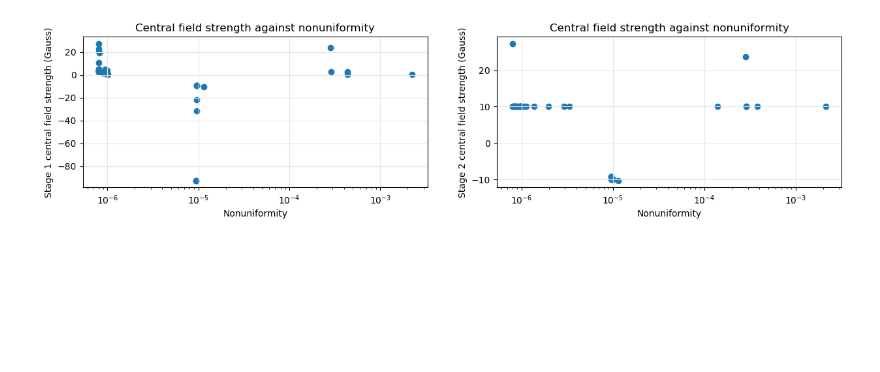
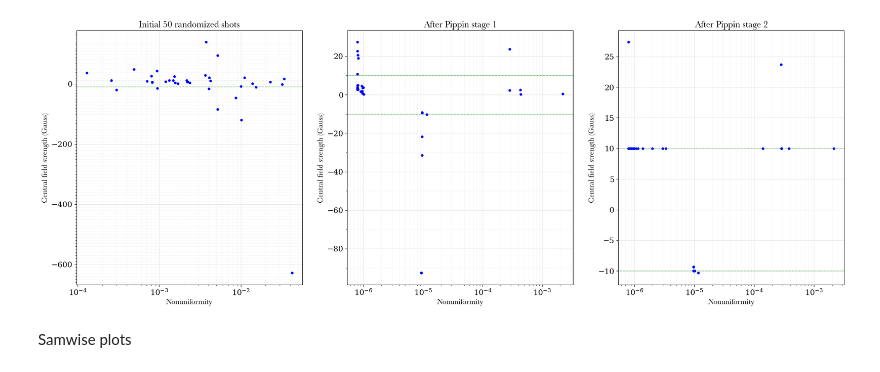
Before and after one commit to PQEGroup/b-field-uniformity, a Jupyter notebook: plots.ipynb, the cells around one changed output. Drawn from its saved outputs; the diff is of its cells as text; code cells hidden in the pictures; blank space fills up the shorter version.

Commit message:
Plots for pp and sw

```diff
--- a/plots.ipynb
+++ b/plots.ipynb
@@ -46,8 +110,18 @@ def make_start_finish_plots(stage1_results_file, comparison_results_file, n_ring
 # %%
 s1rf = 'results/2 rings/pippin/run1/with field direction/2023_08_01_pippin1_2r_1090mT_corrected_38.csv'
 s2rf = 'results/2 rings/pippin/run1/with field direction/2023_08_01_pippin2_2r_1090mT_fatol1e-18_fielddir_38.csv'
-crf = 'results/2 rings/pippin/run1/with field direction/2023_08_01_pippin2_2r_1090mT_comparison_fatol1e-18_38.csv'
-
-make_start_finish_plots(s1rf, crf, 1)
+crf2r = 'results/2 rings/pippin/run1/with field direction/2023_08_01_pippin2_2r_1090mT_comparison_fatol1e-18_38.csv'
+# headers =[
+#     "Initial central field strength against avg. nonuniformity (50 randomized shots)",
+#     "Central field strength against avg. nonuniformity after Pippin stage 1",
+#     "Central field strength against avg. nonuniformity after Pippin stage 2",]
+headers =[
+    "Initial 50 randomized shots",
+    "After Pippin stage 1",
+    "After Pippin stage 2",]
+guess_cf2r, guess_nonun2r = calc_perf('results/2 rings/pippin/run1/with field direction/2023_08_01_pippin1_2r_1090mT_corrected_38.csv', 7, 10, 2, True)
+pp_make_start_finish_plots("figs/2rresults_pp.png", guess_nonun2r, guess_cf2r, crf2r, headers, 1)
 # %% [output]
-[figure, old version]
+[figure, new version]
+# %% [markdown]
+Samwise plots
```
Also changed, not shown: parts of 7 cells of this notebook, 12 other files.
